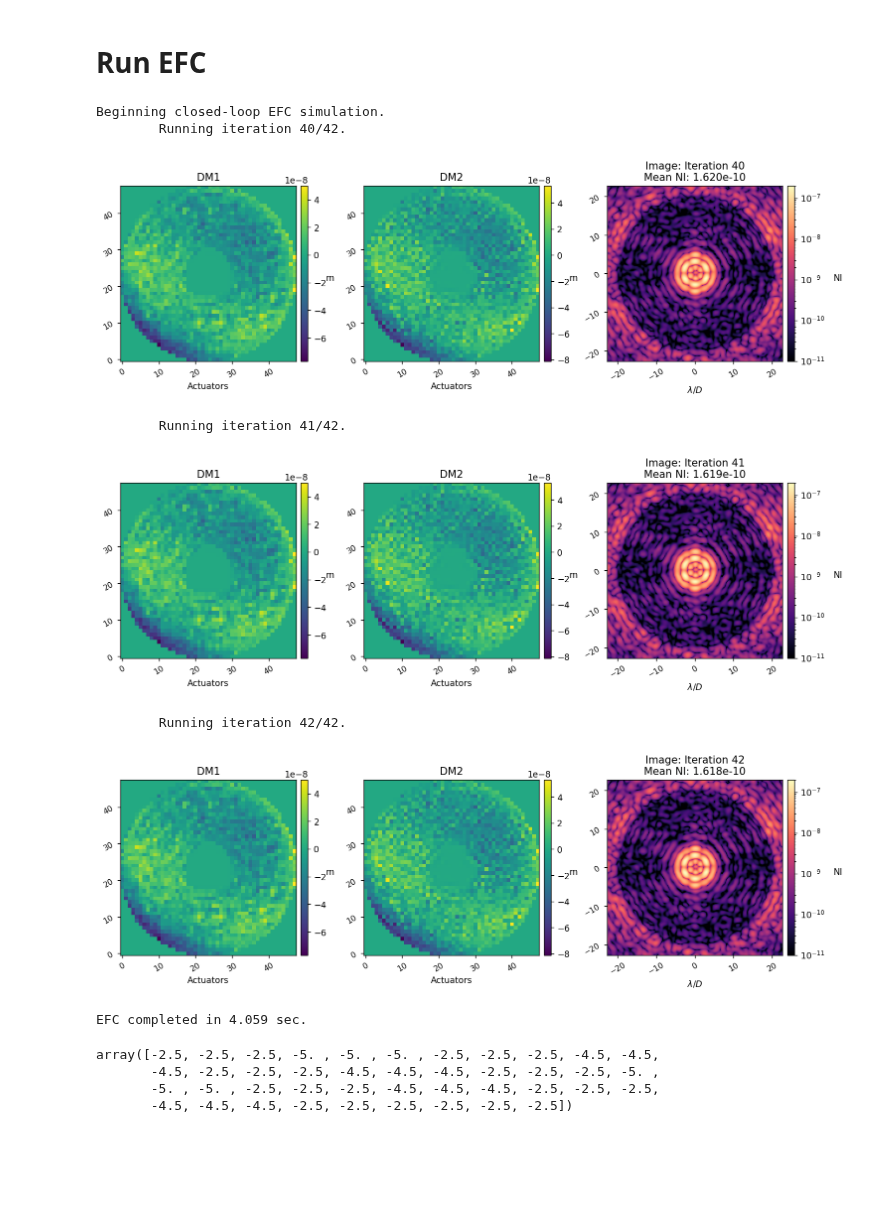
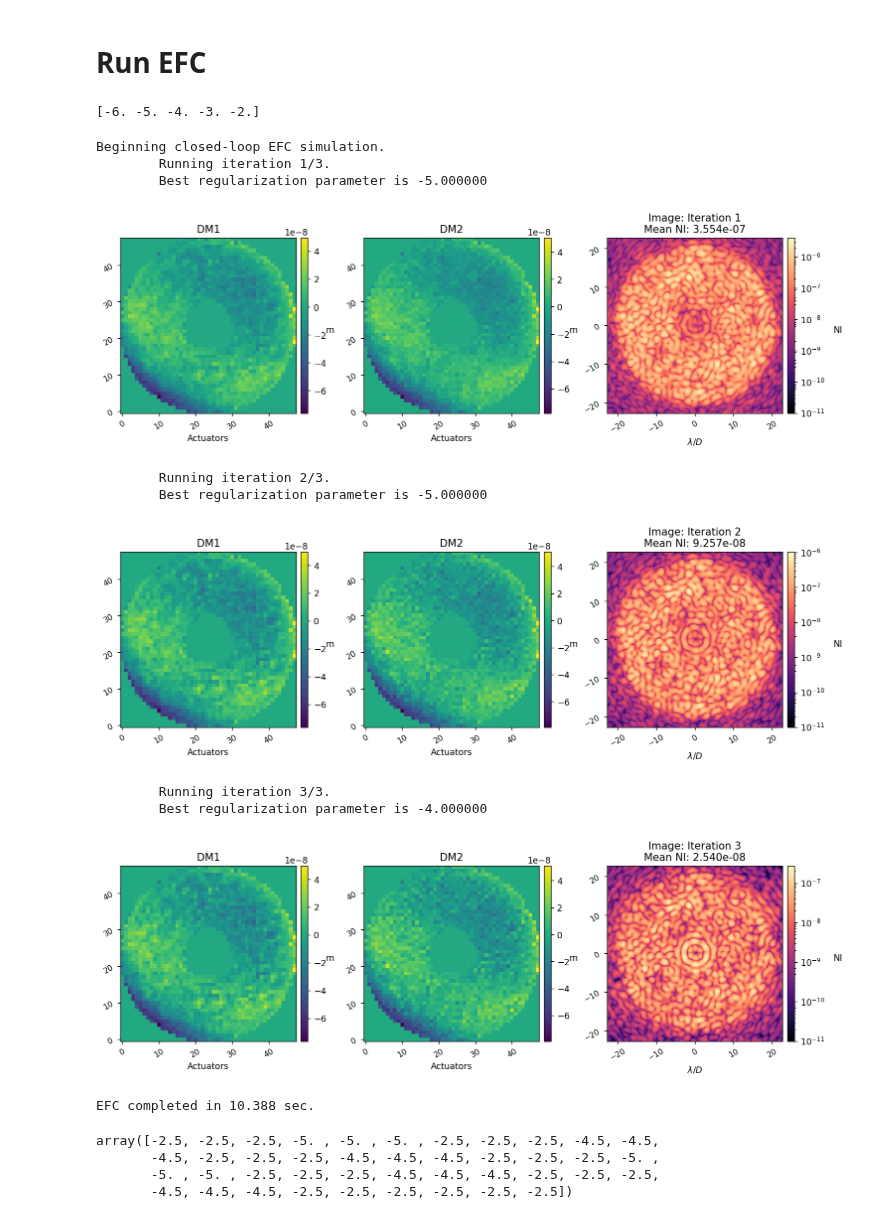
Before and after one commit to kian1377/roman-cgi-iefc, a Jupyter notebook: efc_2dm_spc_wide_825_poke_modes.ipynb, the cells around one changed output. Cells and saved outputs as stored; diff of their text form; code cells hidden in the pictures; blank space fills up the shorter version.

```diff
--- a/efc_2dm_spc_wide_825_poke_modes.ipynb
+++ b/efc_2dm_spc_wide_825_poke_modes.ipynb
@@ -139,38 +139,49 @@ dm2_commands = xp.array([mode.get_dm2()])
 regs = xp.array([])
 # %%
 reg_fun = utils.beta_reg
-reg_conds = -2.5
+reg_conds = -5
+reg_conds = np.linspace(-6, -2, 5)
+print(reg_conds)
+# %% [output]
+[-6. -5. -4. -3. -2.]
+# %%
+import copy
+nonlin_model = copy.copy(mode)
 # %%
 reload(efc_2dm)
 
 images, dm1_commands, dm2_commands, regs = efc_2dm.run_efc_perfect(mode,
                                                                 response_matrix,
                                                                 reg_fun, reg_conds,
                                                                 calib_modes,
                                                                 # control_matrix,
                                                                 control_mask,
                                                                 # est_fun=pwp_fun, est_params=pwp_params,
+                                                                nonlin_model=nonlin_model,
                                                                 Imax_unocc=1,
                                                                 loop_gain=0.5,
                                                                 leakage=0.0,
                                                                 iterations=3,
                                                                 plot_all=True,
                                                                 # plot_sms=True,
                                                                 # plot_radial_contrast=True,
                                                                 old_images=images,
                                                                 old_dm1_commands=dm1_commands,
                                                                 old_dm2_commands=dm2_commands,
                                                                 old_regs=regs,
                                                                 )
 # %% [output]
 Beginning closed-loop EFC simulation.
-        Running iteration 40/42.
+        Running iteration 1/3.
+        Best regularization parameter is -5.000000
-[figure, old version]
+[figure, new version]
-        Running iteration 41/42.
+        Running iteration 2/3.
+        Best regularization parameter is -5.000000
-[figure, old version]
+[figure, new version]
-        Running iteration 42/42.
+        Running iteration 3/3.
+        Best regularization parameter is -4.000000
-[figure, old version]
+[figure, new version]
-EFC completed in 4.059 sec.
+EFC completed in 10.388 sec.
 # %%
 regs
 # %% [output]
```
Also changed, not shown: 5 other files.
